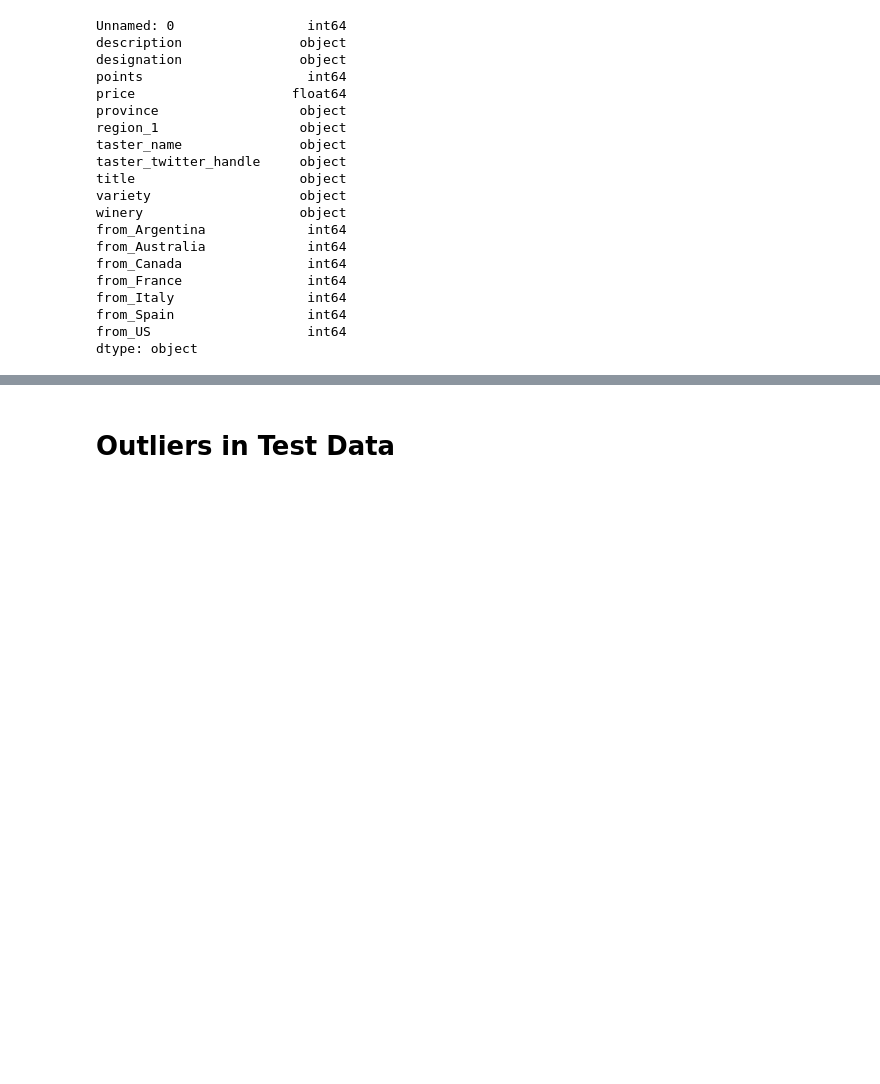
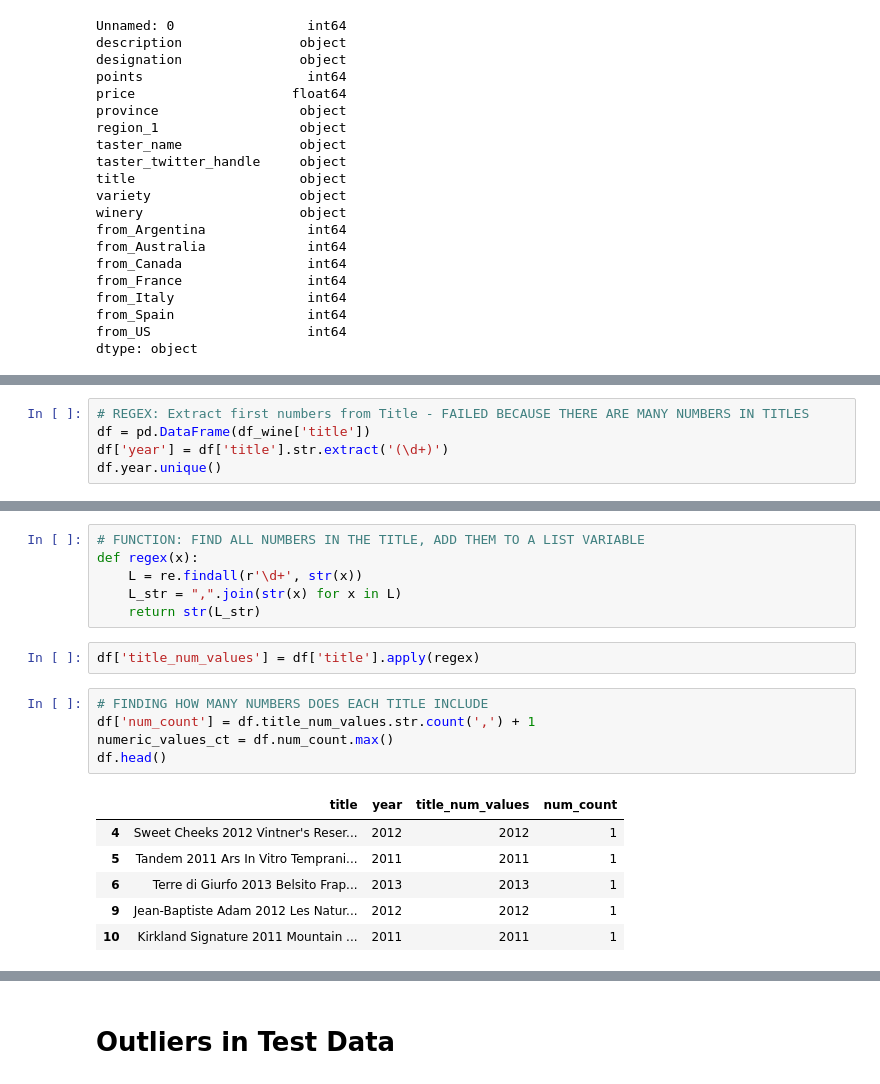
Before and after one commit to RoxanaTapia/WinePredictor, a Jupyter notebook: 4th_outlier_comparison_v1.ipynb, the cells around one changed output, grey strips where cells are left out. Drawn from its saved outputs; the diff is of its cells as text; blank space fills up the shorter version.

Commit message:
include year

```diff
--- a/4th_outlier_comparison_v1.ipynb
+++ b/4th_outlier_comparison_v1.ipynb
@@ -123,0 +129,5 @@ dtype: object
+# %%
+# REGEX: Extract first numbers from Title - FAILED BECAUSE THERE ARE MANY NUMBERS IN TITLES
+df = pd.DataFrame(df_wine['title'])
+df['year'] = df['title'].str.extract('(\d+)')
+df.year.unique()
@@ -123,0 +149,20 @@ dtype: object
+# %%
+# FUNCTION: FIND ALL NUMBERS IN THE TITLE, ADD THEM TO A LIST VARIABLE
+def regex(x):
+    L = re.findall(r'\d+', str(x))
+    L_str = ",".join(str(x) for x in L)
+    return str(L_str)
+# %%
+df['title_num_values'] = df['title'].apply(regex)
+# %%
+# FINDING HOW MANY NUMBERS DOES EACH TITLE INCLUDE
+df['num_count'] = df.title_num_values.str.count(',') + 1
+numeric_values_ct = df.num_count.max()
+df.head()
+# %% [output]
+|  | title | year | title_num_values | num_count |
+| 4 | Sweet Cheeks 2012 Vintner's Reser... | 2012 | 2012 | 1 |
+| 5 | Tandem 2011 Ars In Vitro Temprani... | 2011 | 2011 | 1 |
+| 6 | Terre di Giurfo 2013 Belsito Frap... | 2013 | 2013 | 1 |
+| 9 | Jean-Baptiste Adam 2012 Les Natur... | 2012 | 2012 | 1 |
+| 10 | Kirkland Signature 2011 Mountain ... | 2011 | 2011 | 1 |
```
Also changed, not shown: parts of 33 cells of this notebook.
